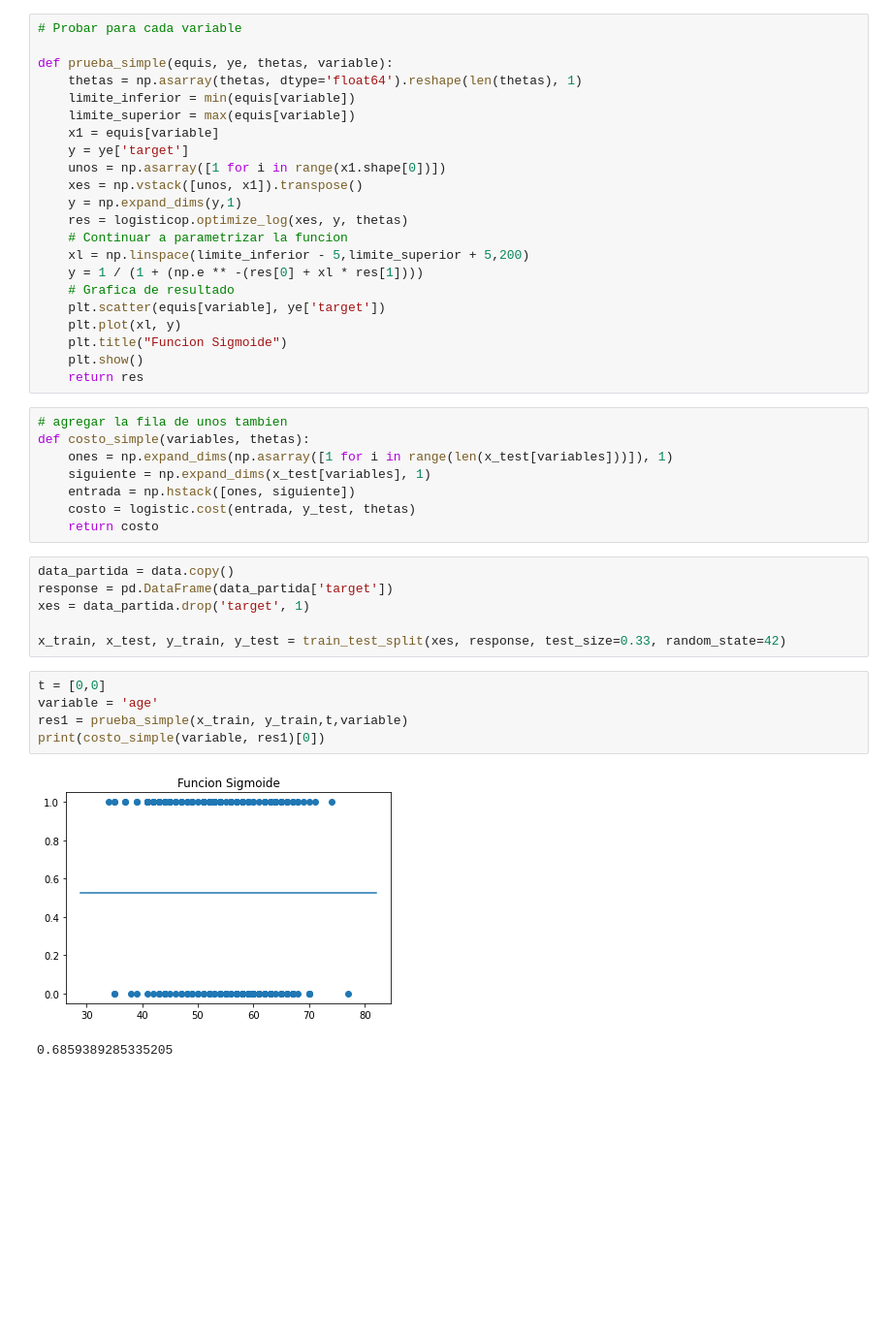
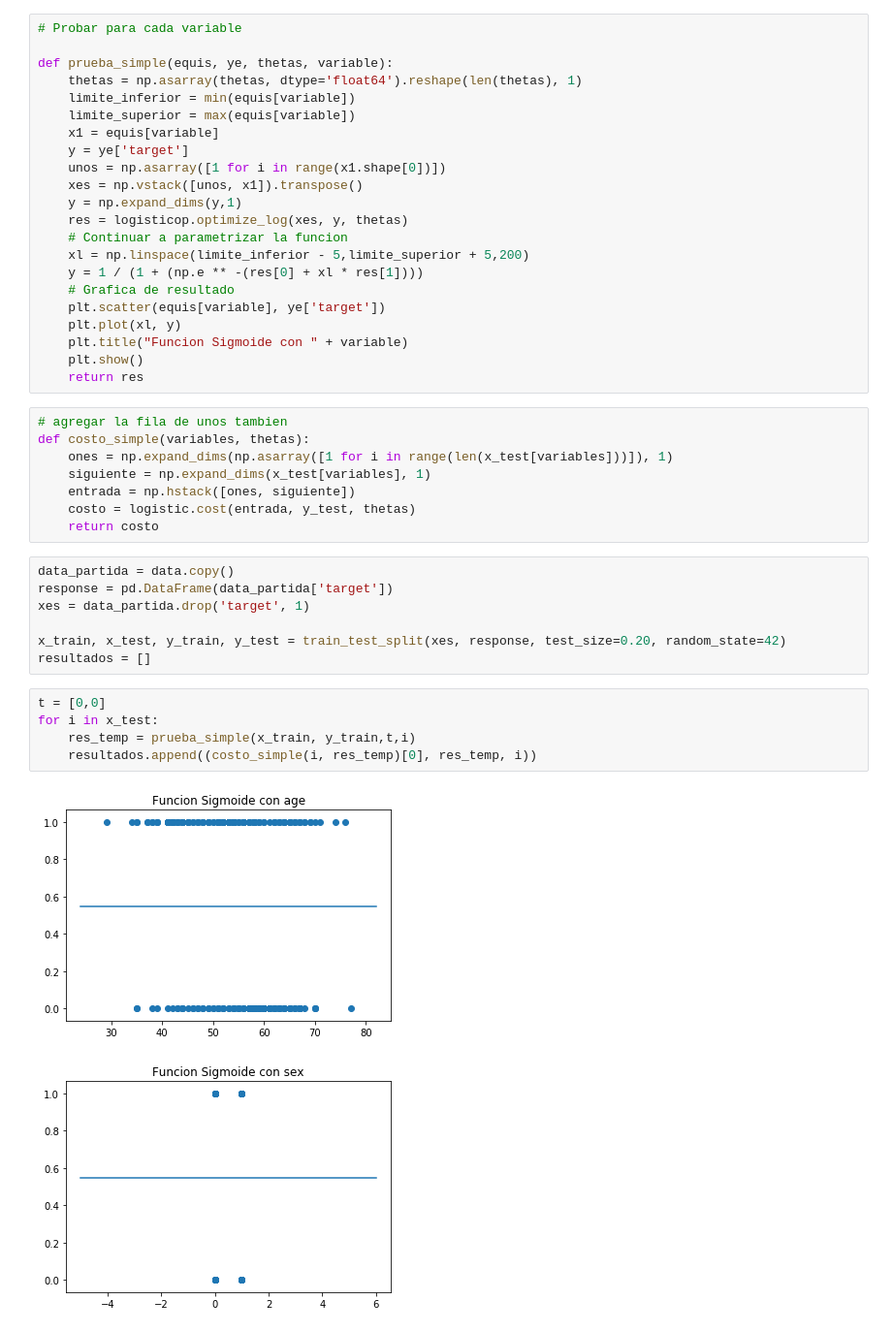
Before and after one commit to JoseGuzmanZamora/elementsOfMachineLearning, a Jupyter notebook: lab3/main.ipynb, the cells around one changed output. Shown at 97% size. Drawn from its saved outputs; the diff is of its cells as text; blank space fills up the shorter version.

```diff
--- a/lab3/main.ipynb
+++ b/lab3/main.ipynb
@@ -93,7 +95,7 @@ def prueba_simple(equis, ye, thetas, variable):
     # Grafica de resultado
     plt.scatter(equis[variable], ye['target'])
     plt.plot(xl, y)
-    plt.title("Funcion Sigmoide")
+    plt.title("Funcion Sigmoide con " + variable)
     plt.show()
     return res
 # %%
@@ -109,12 +111,13 @@ data_partida = data.copy()
 response = pd.DataFrame(data_partida['target'])
 xes = data_partida.drop('target', 1)
 
-x_train, x_test, y_train, y_test = train_test_split(xes, response, test_size=0.33, random_state=42)
+x_train, x_test, y_train, y_test = train_test_split(xes, response, test_size=0.20, random_state=42)
+resultados = []
 # %%
 t = [0,0]
-variable = 'age'
-res1 = prueba_simple(x_train, y_train,t,variable)
-print(costo_simple(variable, res1)[0])
+for i in x_test:
+    res_temp = prueba_simple(x_train, y_train,t,i)
+    resultados.append((costo_simple(i, res_temp)[0], res_temp, i))
 # %% [output]
-[figure, old version]
+[figure, new version]
-0.6859389285335205
+[figure, added]
```
Also changed, not shown: parts of 16 cells of this notebook.
